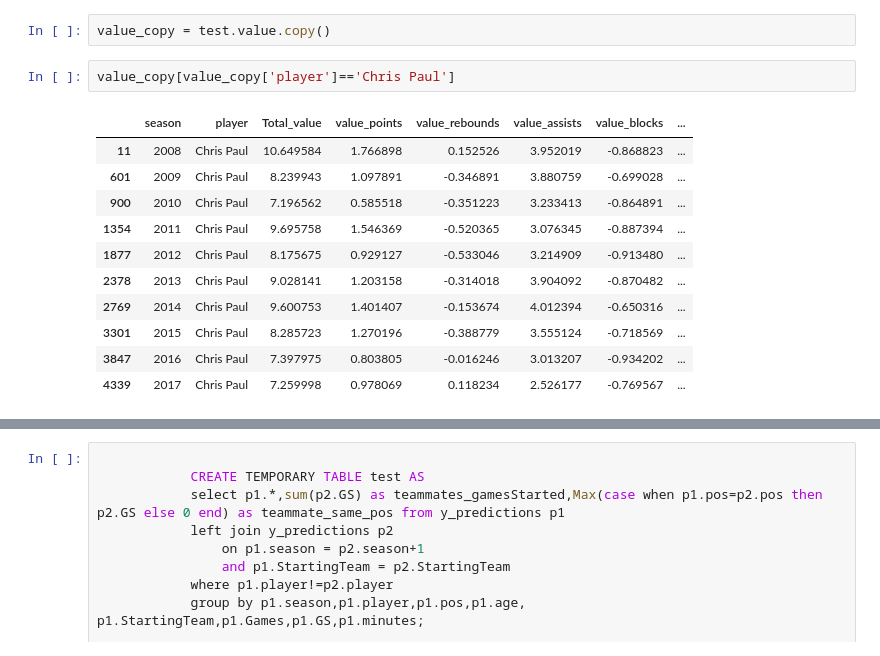
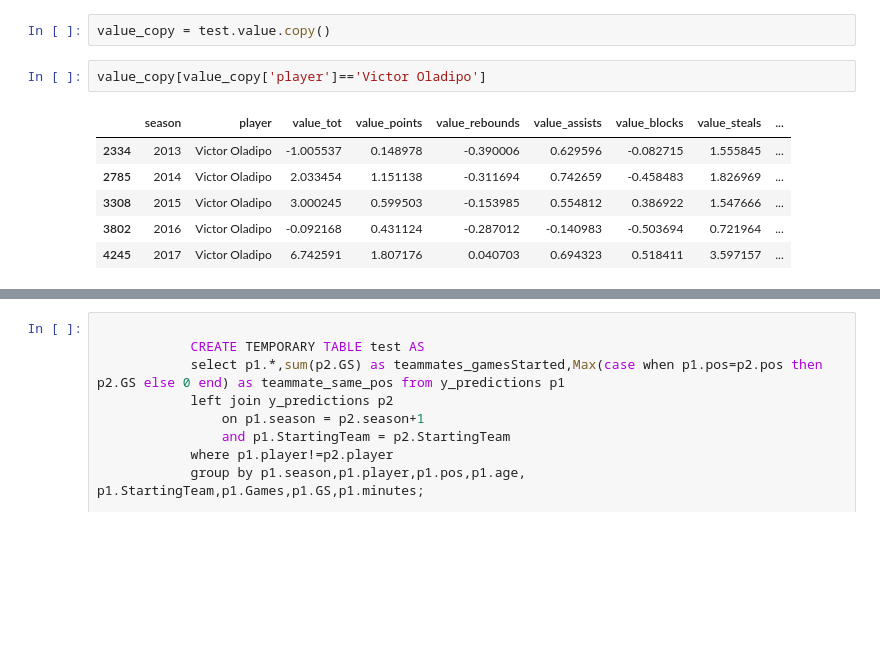
Before and after one commit to RCheer3/Fantasy-Basketball-Capstone-Project, a Jupyter notebook: Test code/Creating ranking system.ipynb, the cells around one changed output, grey strips where cells are left out. Saved outputs shown, nothing was run; the diff lists cells and outputs as text; blank space fills up the shorter version.

```diff
--- a/Untitled Folder/Pyscopg2 Data Manipulation.ipynb
+++ b/Test code/Creating ranking system.ipynb
@@ -269,16 +219,11 @@ test.assign_values()
 # %%
 value_copy = test.value.copy()
 # %%
-value_copy[value_copy['player']=='Chris Paul']
+value_copy[value_copy['player']=='Victor Oladipo']
 # %% [output]
-|  | season | player | Total_value | value_points | value_rebounds | value_assists | value_blocks | ... |
-| 11 | 2008 | Chris Paul | 10.649584 | 1.766898 | 0.152526 | 3.952019 | -0.868823 | ... |
-| 601 | 2009 | Chris Paul | 8.239943 | 1.097891 | -0.346891 | 3.880759 | -0.699028 | ... |
-| 900 | 2010 | Chris Paul | 7.196562 | 0.585518 | -0.351223 | 3.233413 | -0.864891 | ... |
-| 1354 | 2011 | Chris Paul | 9.695758 | 1.546369 | -0.520365 | 3.076345 | -0.887394 | ... |
-| 1877 | 2012 | Chris Paul | 8.175675 | 0.929127 | -0.533046 | 3.214909 | -0.913480 | ... |
-| 2378 | 2013 | Chris Paul | 9.028141 | 1.203158 | -0.314018 | 3.904092 | -0.870482 | ... |
-| 2769 | 2014 | Chris Paul | 9.600753 | 1.401407 | -0.153674 | 4.012394 | -0.650316 | ... |
-| 3301 | 2015 | Chris Paul | 8.285723 | 1.270196 | -0.388779 | 3.555124 | -0.718569 | ... |
-| 3847 | 2016 | Chris Paul | 7.397975 | 0.803805 | -0.016246 | 3.013207 | -0.934202 | ... |
-| 4339 | 2017 | Chris Paul | 7.259998 | 0.978069 | 0.118234 | 2.526177 | -0.769567 | ... |
+|  | season | player | value_tot | value_points | value_rebounds | value_assists | value_blocks | value_steals | ... |
+| 2334 | 2013 | Victor Oladipo | -1.005537 | 0.148978 | -0.390006 | 0.629596 | -0.082715 | 1.555845 | ... |
+| 2785 | 2014 | Victor Oladipo | 2.033454 | 1.151138 | -0.311694 | 0.742659 | -0.458483 | 1.826969 | ... |
+| 3308 | 2015 | Victor Oladipo | 3.000245 | 0.599503 | -0.153985 | 0.554812 | 0.386922 | 1.547666 | ... |
+| 3802 | 2016 | Victor Oladipo | -0.092168 | 0.431124 | -0.287012 | -0.140983 | -0.503694 | 0.721964 | ... |
+| 4245 | 2017 | Victor Oladipo | 6.742591 | 1.807176 | 0.040703 | 0.694323 | 0.518411 | 3.597157 | ... |
```
Also changed, not shown: parts of 19 cells of this notebook, 3 other files.
